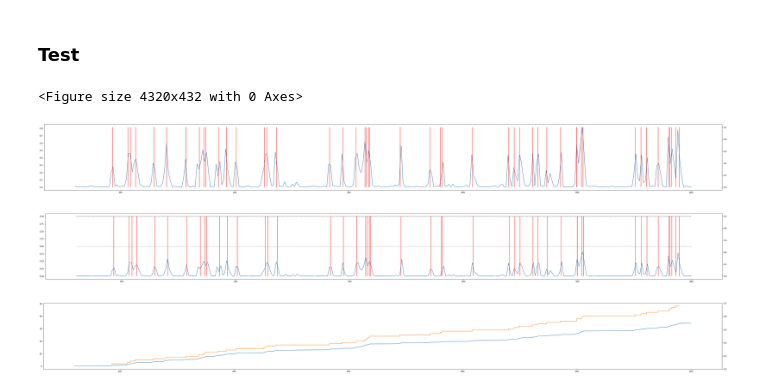
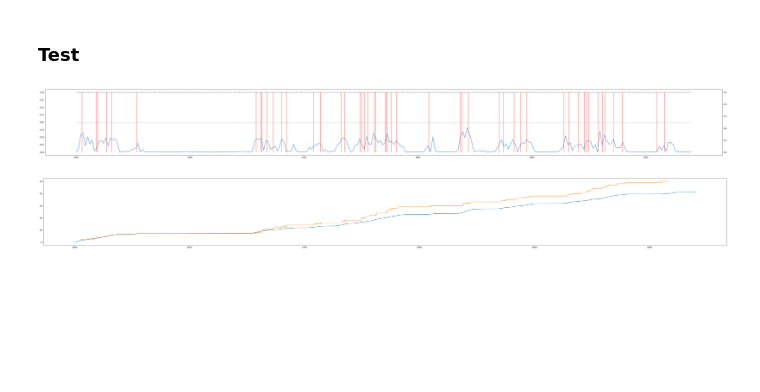
Before and after one commit to yermandy/vehicle-audio-nn, a Jupyter notebook: inference_regression.ipynb, the cells around one changed output. Cells and saved outputs as stored; diff of their text form; code cells hidden in the pictures; blank space fills up the shorter version.

```diff
--- a/inference_regression.ipynb
+++ b/inference_regression.ipynb
@@ -41,0 +116,4 @@ len(X)
+# %%
+model = ResNet18().to(device)
+weights = torch.load(f'weights/regression/model_{uuid}.pth', device)
+model.load_state_dict(weights)
@@ -107,48 +159,44 @@ with torch.no_grad():
-# %%
-plt.figure(figsize=(60, 6))
-
-fig, ax1 = plt.subplots(figsize=(60, 6))
-ax2 = ax1.twinx()
-
-T1 = np.linspace(0, T, len(results)) + start_time
-ax1.plot(T1, results)
-
-for event in events[(events >= start_time) & (events < start_time + T)]:
-    ax2.vlines(event, 0, 1, color='r')
-# %% [output]
-<Figure size 4320x432 with 0 Axes>
-[figure, removed]
+# %%
+start_time = 25 * 60
+interval = 9 * 60
+
+end_time = start_time + interval
+signal_interval = signal[start_time * sr: end_time * sr]
+
+results = []
+
+n_samples_in_frame = int(params.frame_length * params.sr)
+
+K = len(signal_interval) // n_samples_in_frame
+E = events[(events >= start_time) & (events < end_time)]
+T = np.linspace(start_time, end_time, K)
+
+model.eval()
+with torch.no_grad():
+    for k in tqdm(range(K)):
+        x = signal_interval[k * n_samples_in_frame : (k + 1) * n_samples_in_frame]
+        x = val_dataset.transform(x).unsqueeze(0)
+        x = x.to(device)
+        y = model(x).abs().item()
+        results.append(y)
 # %%
-results_convolved = np.convolve(results, np.ones(1), 'valid')
-# results_convolved = np.pad(results_convolved, 50, mode='constant', constant_values=1)[:-1]
-
-# plt.plot(results_convolved);
-T1 = np.linspace(0, T, len(results_convolved)) + start_time
+# results = np.convolve(results, np.ones(3), 'valid')
 
 fig, ax1 = plt.subplots(figsize=(60, 6))
 ax2 = ax1.twinx()
+ax1.plot(T, results)
+ax1.hlines(1.0, T[0], T[-1], color='k', linestyle='--', linewidth=1.0)
+ax1.hlines(2.0, T[0], T[-1], color='k', linestyle='--', linewidth=1.0)
 
-ax1.plot(T1, results_convolved)
-
-ax1.hlines(1.0, T1[0], T1[-1], color='black', linestyle='--', linewidth=1.0)
-ax1.hlines(2.0, T1[0], T1[-1], color='black', linestyle='--', linewidth=1.0)
-
-for event in events[(events >= start_time) & (events < start_time + T)]:
-    ax2.vlines(event, 0, 1, color='r')
+for event in E:
+    ax2.vlines(event, 0, 1, color='r', linewidth=1.0)
 # %% [output]
-[figure, old version]
+[figure, new version]
 # %%
 cumsum = np.cumsum(results)
 
-T1 = np.linspace(0, T, len(results_convolved)) + start_time
-
-fig, ax1 = plt.subplots(figsize=(60, 6))
-ax2 = ax1.twinx()
-
-ax1.plot(T1, cumsum)
-
-E = events[(events >= start_time) & (events < start_time + T)]
-
-ax1.step(E, (np.arange(1, len(E) + 1)));
+fig, ax = plt.subplots(figsize=(60, 6))
+ax.plot(T, cumsum)
+ax.step(E, np.arange(1, len(E) + 1));
 # %% [output]
-[figure, old version]
+[figure, new version]
```
Also changed, not shown: parts of 23 cells of this notebook.
